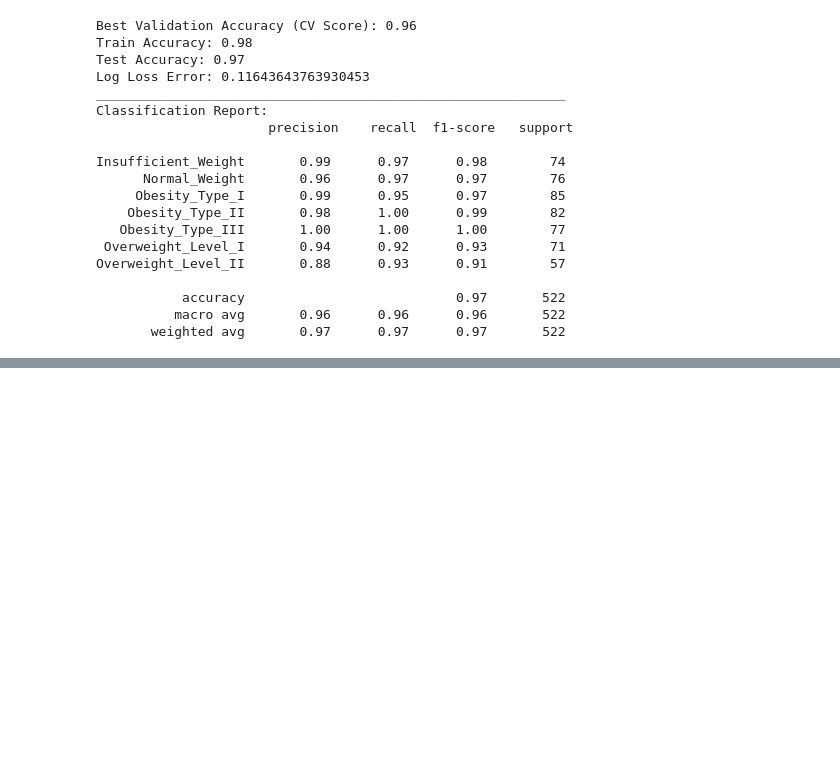
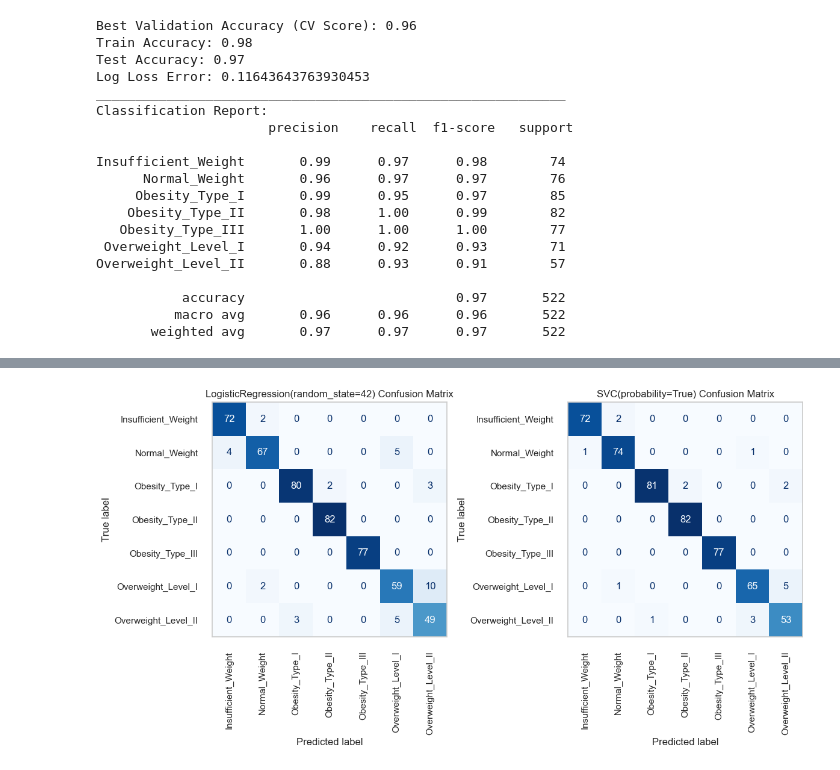
Before and after one commit to lamelkekana/Obesity_Prediction, a Jupyter notebook: obesity_prediction.ipynb, the cells around one changed output, grey strips where cells are left out. Saved outputs shown, nothing was run; the diff lists cells and outputs as text; code cells hidden in the pictures; blank space fills up the shorter version.

```diff
--- a/obesity_prediction.ipynb
+++ b/obesity_prediction.ipynb
@@ -853,0 +1024,9 @@ Overweight_Level_II       0.88      0.93      0.91        57
+# %%
+# Define the svm and lr confusion matrix
+svm_conf_matrix = confusion_matrix(y_test,y_pred_svm)
+lr_conf_matrix = confusion_matrix(y_test,y_pred)
+# %%
+# Execute function
+confusion_matrix_visualizer(lr_conf_matrix,svm_conf_matrix,lr_model,svm_model)
+# %% [output]
+[figure, added]
```
Also changed, not shown: parts of 18 cells of this notebook.
